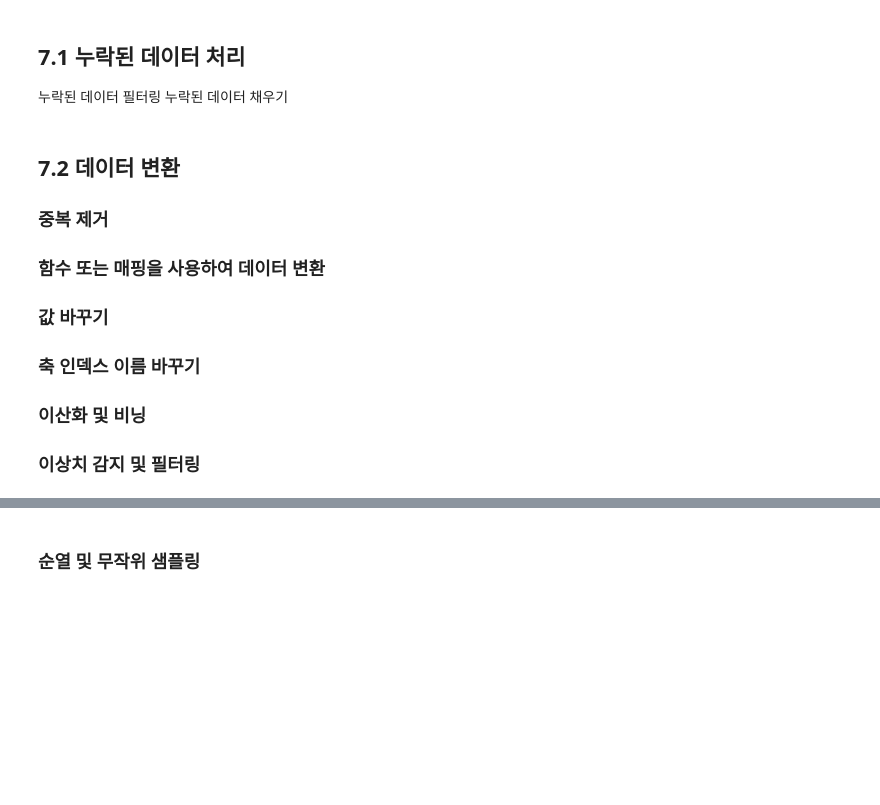
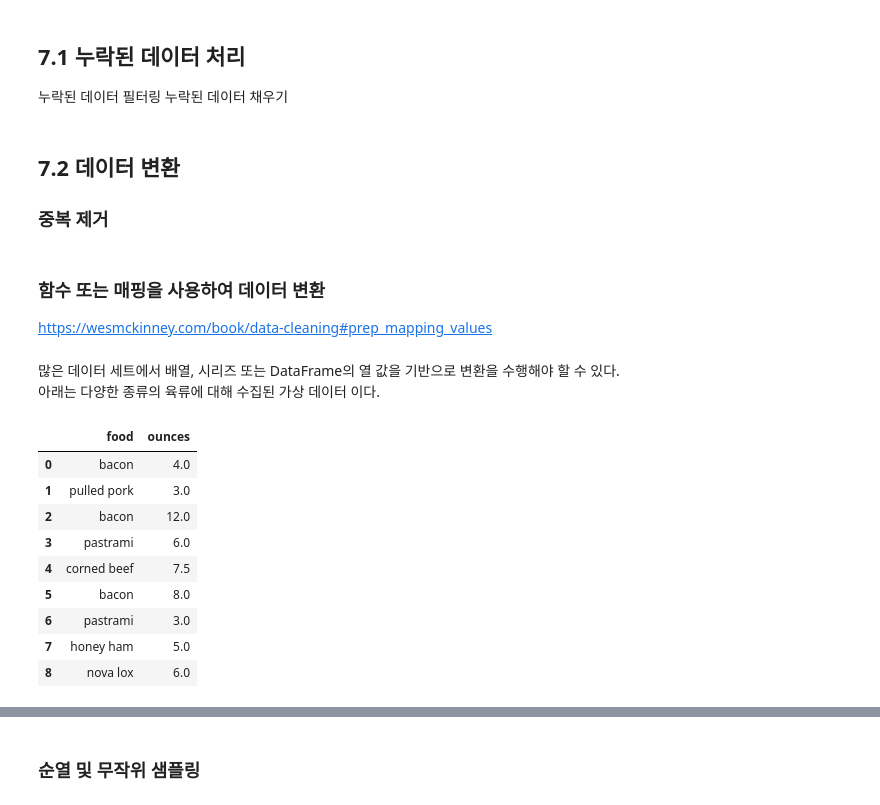
Before and after one commit to cafrii/ml_study, a Jupyter notebook: pandas/wesmckinney/ch07_pd_cleaning.ipynb, the cells around one changed output, grey strips where cells are left out. Drawn from its saved outputs; the diff is of its cells as text; code cells hidden in the pictures; blank space fills up the shorter version.

```diff
--- a/pandas/wesmckinney/ch07_pd_cleaning.ipynb
+++ b/pandas/wesmckinney/ch07_pd_cleaning.ipynb
@@ -16,8 +16,26 @@ import pandas as pd
 ## 7.2 데이터 변환
 
 ### 중복 제거
-### 함수 또는 매핑을 사용하여 데이터 변환
-### 값 바꾸기
-### 축 인덱스 이름 바꾸기
-### 이산화 및 비닝
-### 이상치 감지 및 필터링
+# %% [markdown]
+### 함수 또는 매핑을 사용하여 데이터 변환
+https://wesmckinney.com/book/data-cleaning#prep_mapping_values
+# %% [markdown]
+많은 데이터 세트에서 배열, 시리즈 또는 DataFrame의 열 값을 기반으로 변환을 수행해야 할 수 있다. <br>
+아래는 다양한 종류의 육류에 대해 수집된 가상 데이터 이다.
+# %%
+data = pd.DataFrame({"food": ["bacon", "pulled pork", "bacon",
+                     "pastrami", "corned beef", "bacon",
+                     "pastrami", "honey ham", "nova lox"],
+            "ounces": [4, 3, 12, 6, 7.5, 8, 3, 5, 6]})
+data
+# %% [output]
+|  | food | ounces |
+| 0 | bacon | 4.0 |
+| 1 | pulled pork | 3.0 |
+| 2 | bacon | 12.0 |
+| 3 | pastrami | 6.0 |
+| 4 | corned beef | 7.5 |
+| 5 | bacon | 8.0 |
+| 6 | pastrami | 3.0 |
+| 7 | honey ham | 5.0 |
+| 8 | nova lox | 6.0 |
```
Also changed, not shown: parts of 14 cells of this notebook, 1 other file.
